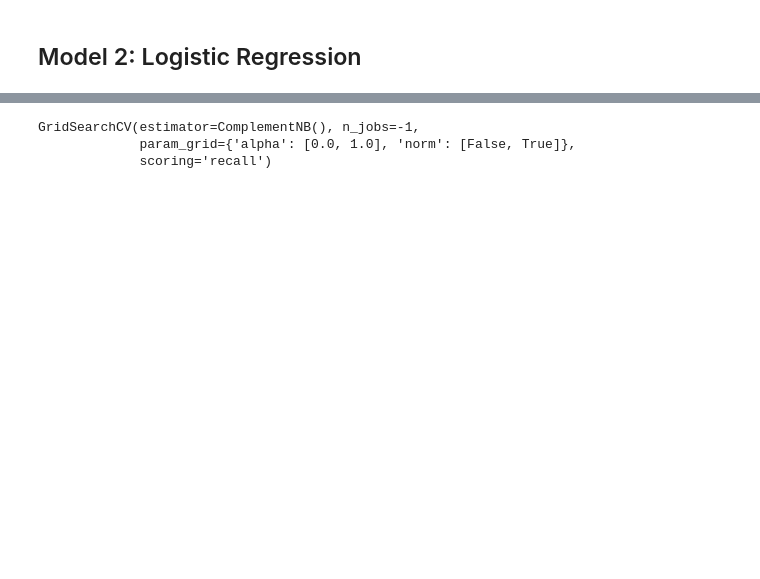
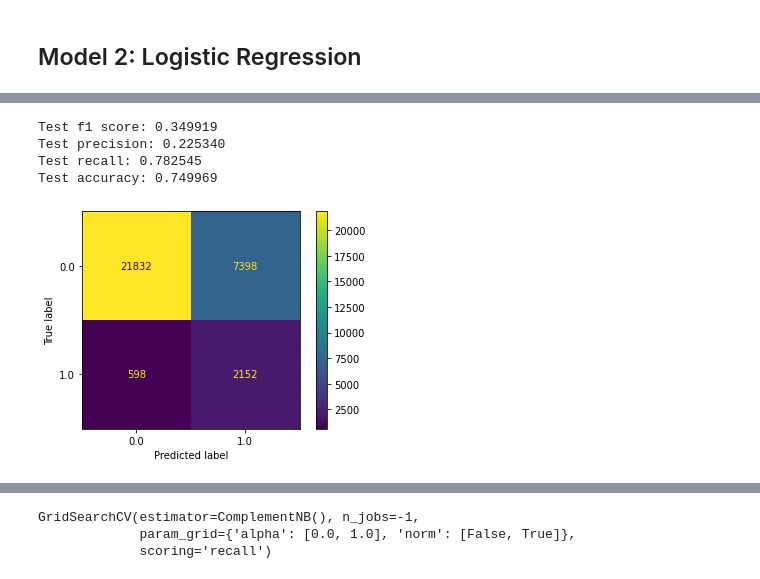
Before and after one commit to Imperator-M/Heart-Disease-ML-Project, a Jupyter notebook: Notebook/Heart_disease_group_project.ipynb, the cells around one changed output, grey strips where cells are left out. Saved outputs shown, nothing was run; the diff lists cells and outputs as text; code cells hidden in the pictures; blank space fills up the shorter version.

```diff
--- a/Notebook/Heart_disease_group_project.ipynb
+++ b/Notebook/Heart_disease_group_project.ipynb
@@ -224 +312,32 @@ Test accuracy: 0.868418
+# %%
+# As seen in the above cell, the logistic regression model trained
+# on the original data obtains an f1 score that is lower than that
+# of the k-nearest neighbors model. Contributing most to this is
+# the recall, which is less than half of k-nearest neighbors. A
+# low recall is certainly not desirable for our final model, because
+# that would mean that the model produces a lot of false negatives.
+# A false negative, for our purposes, means that a person is told
+# that they do not have heart disease, when they in fact do have it.
+
+# To try and remedy this low f1 score and particularly low recall,
+# we can train another logistic regression model (again, with nearly
+# default hyperparameters) on our oversampled training data. This
+# will give the model a larger proportion of samples with heart
+# disease to train on, so that it is forced to value the correct
+# classification of positive samples more strongly.
+logistic_model = LogisticRegression(max_iter=1000)
+logistic_model.fit(X_train_oversampled, y_train_oversampled)
+y_pred = logistic_model.predict(X_test)
+print("Test f1 score: %f" % f1_score(y_true=y_test, y_pred=y_pred))
+print("Test precision: %f" % precision_score(y_true=y_test, y_pred=y_pred))
+print("Test recall: %f" % recall_score(y_true=y_test, y_pred=y_pred))
+print("Test accuracy: %f" % accuracy_score(y_true=y_test, y_pred=y_pred))
+ConfusionMatrixDisplay.from_predictions(y_test, y_pred)
+plt.show()
+# %% [output]
+Test f1 score: 0.349919
+Test precision: 0.225340
+Test recall: 0.782545
+Test accuracy: 0.749969
+[figure, added]
 # %%
```
Also changed, not shown: parts of 25 cells of this notebook.
